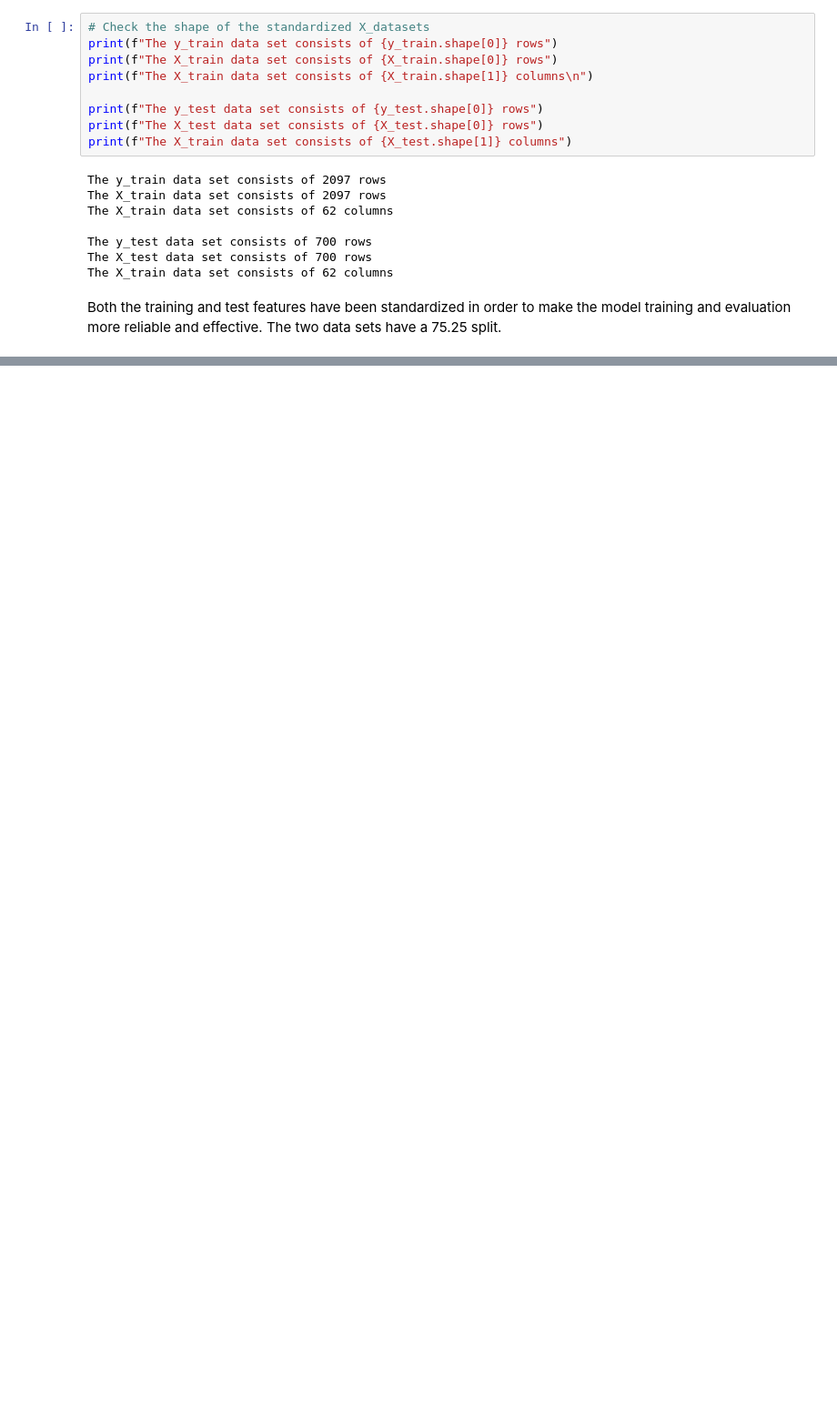
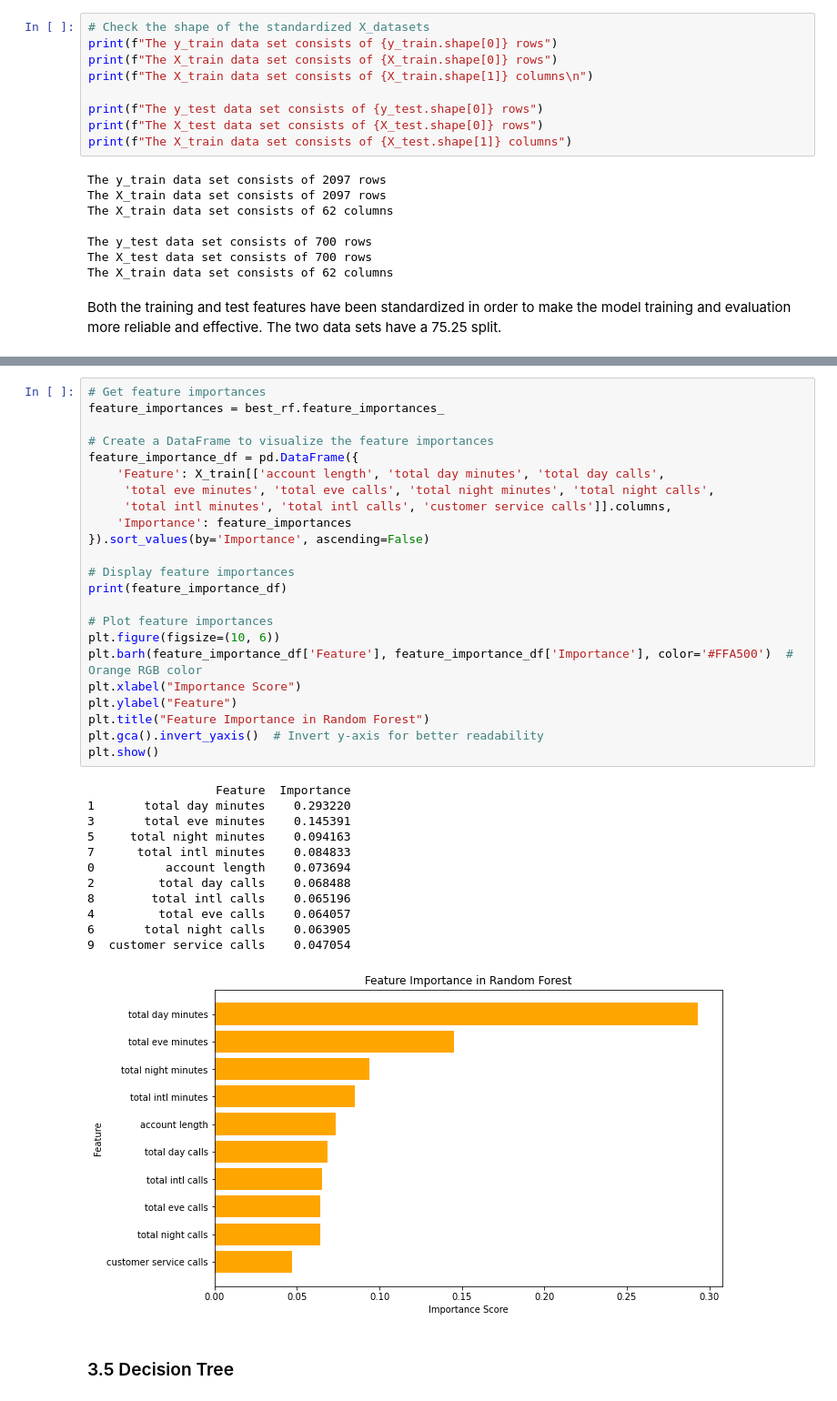
Before and after one commit to SpencerLugalia/Phase-3-Project, a Jupyter notebook: index.ipynb, the cells around one changed output, grey strips where cells are left out. Shown at 91% size. Cells and saved outputs as stored; diff of their text form; blank space fills up the shorter version.

```diff
--- a/index.ipynb
+++ b/index.ipynb
@@ -624,0 +626,38 @@ Decision tree, Logistic regression
+# %%
+# Get feature importances
+feature_importances = best_rf.feature_importances_
+
+# Create a DataFrame to visualize the feature importances
+feature_importance_df = pd.DataFrame({
+    'Feature': X_train[['account length', 'total day minutes', 'total day calls',
+     'total eve minutes', 'total eve calls', 'total night minutes', 'total night calls',
+     'total intl minutes', 'total intl calls', 'customer service calls']].columns,
+    'Importance': feature_importances
+}).sort_values(by='Importance', ascending=False)
+
+# Display feature importances
+print(feature_importance_df)
+
+# Plot feature importances
+plt.figure(figsize=(10, 6))
+plt.barh(feature_importance_df['Feature'], feature_importance_df['Importance'], color='#FFA500')  # Orange RGB color
+plt.xlabel("Importance Score")
+plt.ylabel("Feature")
+plt.title("Feature Importance in Random Forest")
+plt.gca().invert_yaxis()  # Invert y-axis for better readability
+plt.show()
+# %% [output]
+                  Feature  Importance
+1       total day minutes    0.293220
+3       total eve minutes    0.145391
+5     total night minutes    0.094163
+7      total intl minutes    0.084833
+0          account length    0.073694
+2         total day calls    0.068488
+8        total intl calls    0.065196
+4         total eve calls    0.064057
+6       total night calls    0.063905
+9  customer service calls    0.047054
+[figure, added]
+# %% [markdown]
+### 3.5 Decision Tree
```
Also changed, not shown: parts of 28 cells of this notebook.
